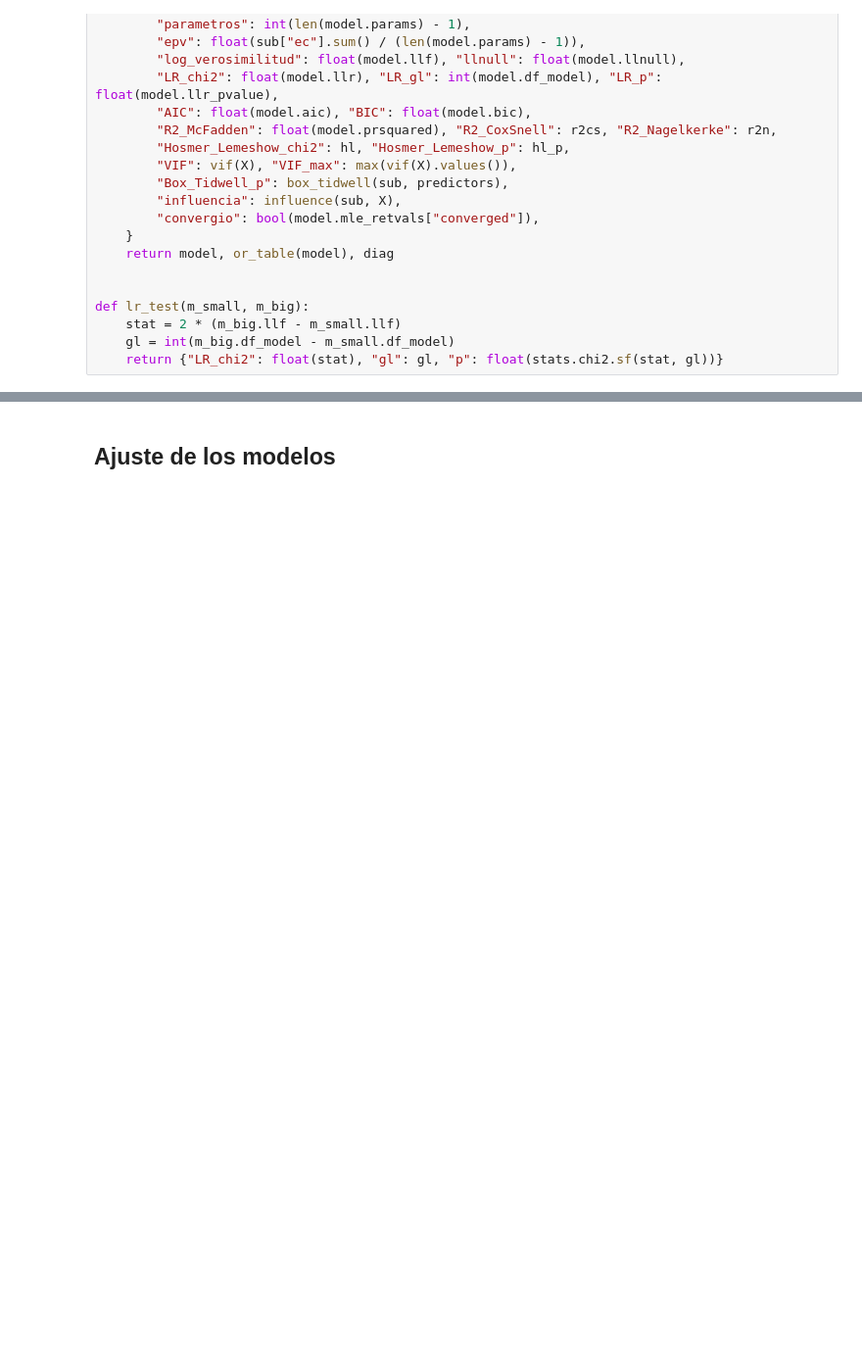
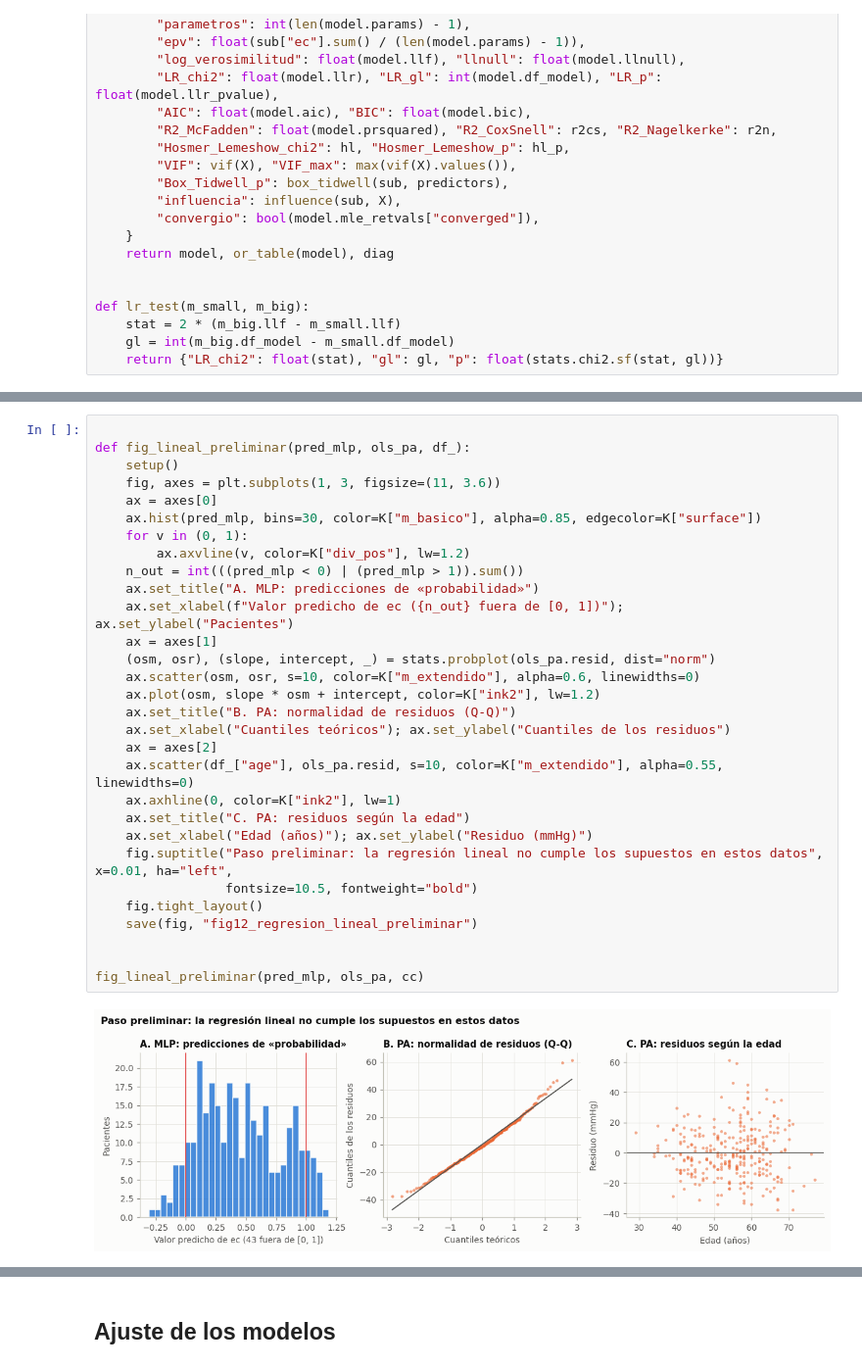
Before and after one commit to AlejandroP212/Proyecto_Final_Healtech1, a Jupyter notebook: notebooks/03_asociacion.ipynb, the cells around one changed output, grey strips where cells are left out. Shown at 98% size. Drawn from its saved outputs; the diff is of its cells as text; blank space fills up the shorter version.

```diff
--- a/notebooks/03_asociacion.ipynb
+++ b/notebooks/03_asociacion.ipynb
@@ -123,0 +183,32 @@ def lr_test(m_small, m_big):
+# %%
+
+def fig_lineal_preliminar(pred_mlp, ols_pa, df_):
+    setup()
+    fig, axes = plt.subplots(1, 3, figsize=(11, 3.6))
+    ax = axes[0]
+    ax.hist(pred_mlp, bins=30, color=K["m_basico"], alpha=0.85, edgecolor=K["surface"])
+    for v in (0, 1):
+        ax.axvline(v, color=K["div_pos"], lw=1.2)
+    n_out = int(((pred_mlp < 0) | (pred_mlp > 1)).sum())
+    ax.set_title("A. MLP: predicciones de «probabilidad»")
+    ax.set_xlabel(f"Valor predicho de ec ({n_out} fuera de [0, 1])"); ax.set_ylabel("Pacientes")
+    ax = axes[1]
+    (osm, osr), (slope, intercept, _) = stats.probplot(ols_pa.resid, dist="norm")
+    ax.scatter(osm, osr, s=10, color=K["m_extendido"], alpha=0.6, linewidths=0)
+    ax.plot(osm, slope * osm + intercept, color=K["ink2"], lw=1.2)
+    ax.set_title("B. PA: normalidad de residuos (Q-Q)")
+    ax.set_xlabel("Cuantiles teóricos"); ax.set_ylabel("Cuantiles de los residuos")
+    ax = axes[2]
+    ax.scatter(df_["age"], ols_pa.resid, s=10, color=K["m_extendido"], alpha=0.55, linewidths=0)
+    ax.axhline(0, color=K["ink2"], lw=1)
+    ax.set_title("C. PA: residuos según la edad")
+    ax.set_xlabel("Edad (años)"); ax.set_ylabel("Residuo (mmHg)")
+    fig.suptitle("Paso preliminar: la regresión lineal no cumple los supuestos en estos datos", x=0.01, ha="left",
+                 fontsize=10.5, fontweight="bold")
+    fig.tight_layout()
+    save(fig, "fig12_regresion_lineal_preliminar")
+
+
+fig_lineal_preliminar(pred_mlp, ols_pa, cc)
+# %% [output]
+[figure, added]
```
Also changed, not shown: parts of 10 cells of this notebook, 30 other files.
